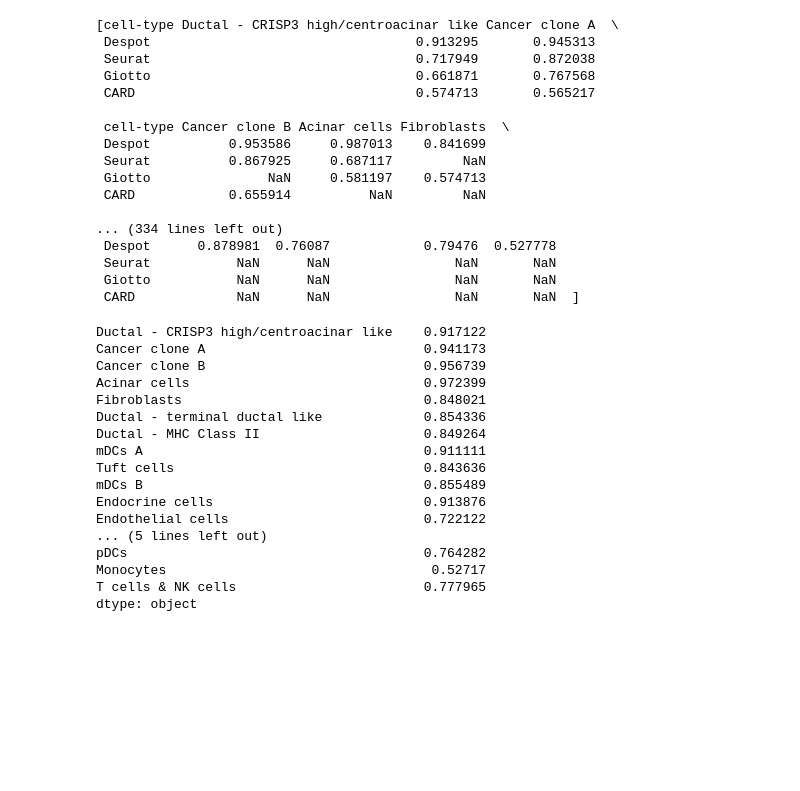
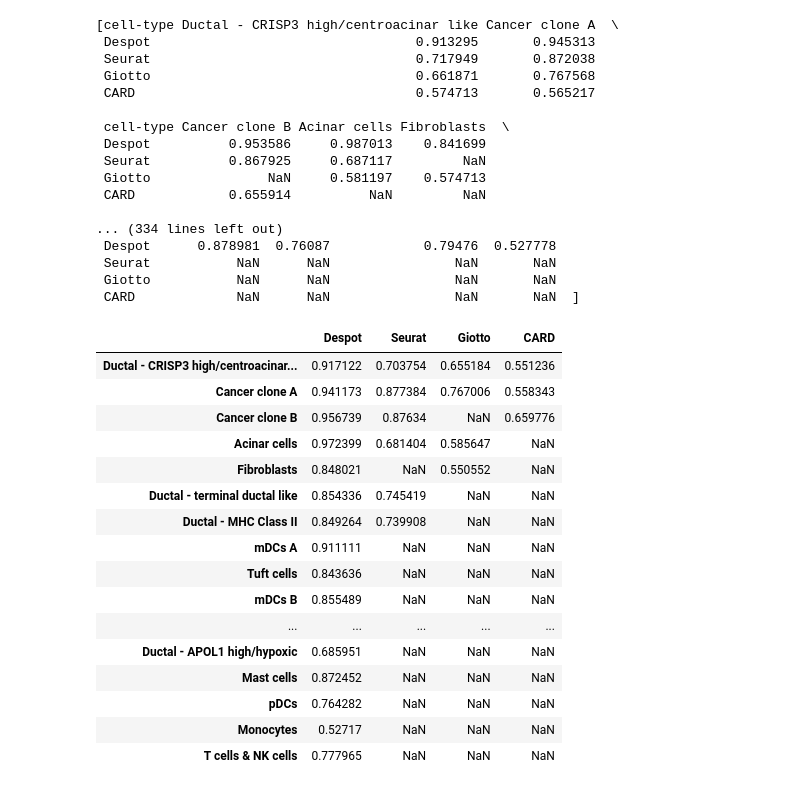
Before and after one commit to newmana/Despot, a Jupyter notebook: docs/3DLandscape.ipynb, the cells around one changed output. Drawn from its saved outputs; the diff is of its cells as text; code cells hidden in the pictures; blank space fills up the shorter version.

```diff
--- a/docs/3DLandscape.ipynb
+++ b/docs/3DLandscape.ipynb
@@ -141,33 +139,33 @@ pip_res
  Giotto           NaN      NaN                NaN       NaN
  CARD             NaN      NaN                NaN       NaN  ]
 # %%
-agg_Despot = pd.DataFrame()
-agg_Seurat = pd.DataFrame()
-for i in range(10):
-  agg_Despot = pd.concat([agg_Despot, pip_res[i].loc["Despot", :]], axis=1, ignore_index=True)
-  agg_Seurat = pd.concat([agg_Seurat, pip_res[i].loc["Seurat", :]], axis=1, ignore_index=True)
-agg_Despot = agg_Despot.T
-agg_Seurat = agg_Seurat.T
+agg_mean = pd.DataFrame()
+agg_std = pd.DataFrame()
+for pip in ['Despot', 'Seurat', 'Giotto', 'CARD']:
+  _agg = pd.DataFrame()
+  for i in range(10):
+    _agg = pd.concat([_agg, pip_res[i].loc[pip, :]], axis=1, ignore_index=True)
+  agg_mean[pip] = _agg.mean(axis=1)
+  agg_std[pip] = _agg.std(axis=1)
+agg_mean
+# %% [output]
+|  | Despot | Seurat | Giotto | CARD |
+| Ductal - CRISP3 high/centroacinar... | 0.917122 | 0.703754 | 0.655184 | 0.551236 |
+| Cancer clone A | 0.941173 | 0.877384 | 0.767006 | 0.558343 |
+| Cancer clone B | 0.956739 | 0.87634 | NaN | 0.659776 |
+| Acinar cells | 0.972399 | 0.681404 | 0.585647 | NaN |
+| Fibroblasts | 0.848021 | NaN | 0.550552 | NaN |
+| Ductal - terminal ductal like | 0.854336 | 0.745419 | NaN | NaN |
+| Ductal - MHC Class II | 0.849264 | 0.739908 | NaN | NaN |
+| mDCs A | 0.911111 | NaN | NaN | NaN |
+| Tuft cells | 0.843636 | NaN | NaN | NaN |
+| mDCs B | 0.855489 | NaN | NaN | NaN |
+| ... | ... | ... | ... | ... |
+| Ductal - APOL1 high/hypoxic | 0.685951 | NaN | NaN | NaN |
+| Mast cells | 0.872452 | NaN | NaN | NaN |
+| pDCs | 0.764282 | NaN | NaN | NaN |
+| Monocytes | 0.52717 | NaN | NaN | NaN |
+| T cells & NK cells | 0.777965 | NaN | NaN | NaN |
-# %%
-agg_Despot.mean(axis=0)
-# %% [output]
-Ductal - CRISP3 high/centroacinar like    0.917122
-Cancer clone A                            0.941173
-Cancer clone B                            0.956739
-Acinar cells                              0.972399
-Fibroblasts                               0.848021
-Ductal - terminal ductal like             0.854336
-Ductal - MHC Class II                     0.849264
-mDCs A                                    0.911111
-Tuft cells                                0.843636
-mDCs B                                    0.855489
-Endocrine cells                           0.913876
-Endothelial cells                         0.722122
-... (5 lines left out)
-pDCs                                      0.764282
-Monocytes                                  0.52717
-T cells & NK cells                        0.777965
-dtype: object
 # %%
 
 cell_types = agg_Despot.columns
```
Also changed, not shown: parts of 5 cells of this notebook, 5 other files.
